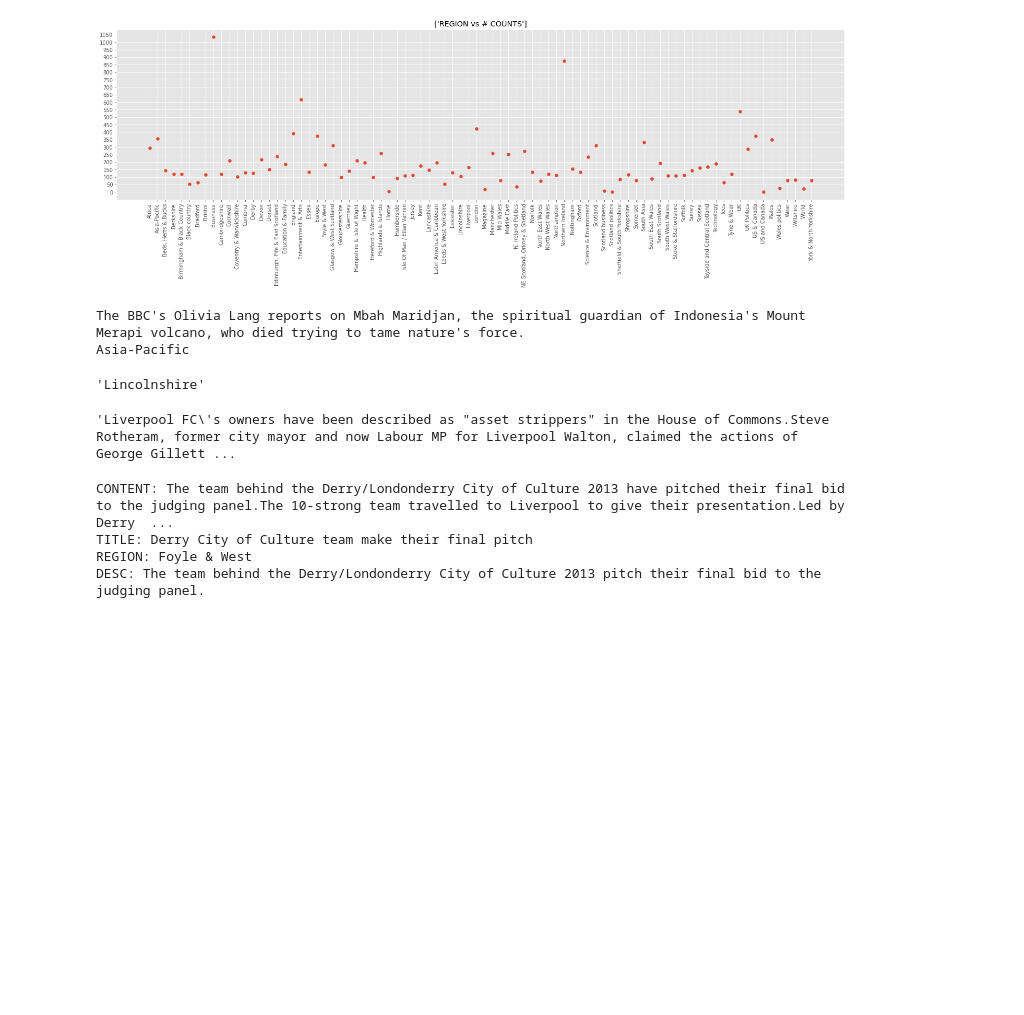
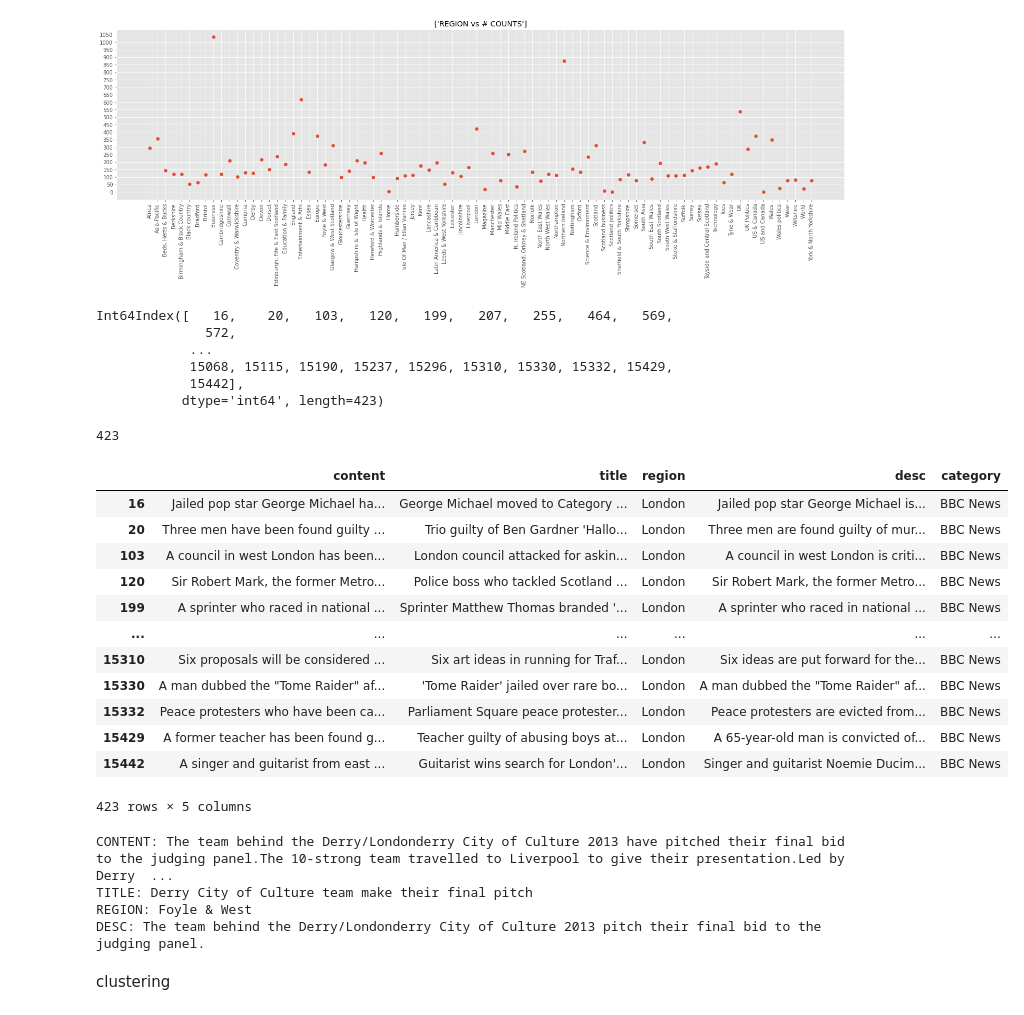
Before and after one commit to malinphy/e_repo, a Jupyter notebook: bbc_data_EDA.ipynb, the cells around one changed output. Drawn from its saved outputs; the diff is of its cells as text; code cells hidden in the pictures; blank space fills up the shorter version.

```diff
--- a/bbc_data_EDA.ipynb
+++ b/bbc_data_EDA.ipynb
@@ -203,18 +203,34 @@ plt.yticks(np.arange(0, 1100, 50));
 plt.title(['REGION vs # COUNTS']);
 # %% [output]
 [figure]
-# %%
-var1 = 5
-print(df_clean['desc'][var1])
-print(df_clean['region'][var1])
-# %% [output]
-The BBC's Olivia Lang reports on Mbah Maridjan, the spiritual guardian of Indonesia's Mount Merapi volcano, who died trying to tame nature's force.
-Asia-Pacific
-# %%
-df_clean['region'][2]
-# %% [output]
-'Lincolnshire'
-# %%
-df_clean['content'][6833]
-# %% [output]
-'Liverpool FC\'s owners have been described as "asset strippers" in the House of Commons.Steve Rotheram, former city mayor and now Labour MP for Liverpool Walton, claimed the actions of George Gillett ...
+# %%
+region_name = 'London'
+x = df_clean[df_clean['region']==region_name]
+x.index
+# %% [output]
+Int64Index([   16,    20,   103,   120,   199,   207,   255,   464,   569,
+              572,
+            ...
+            15068, 15115, 15190, 15237, 15296, 15310, 15330, 15332, 15429,
+            15442],
+           dtype='int64', length=423)
+# %%
+len(x)
+# %% [output]
+423
+# %%
+df_clean.iloc[x.index]
+# %% [output]
+|  | content | title | region | desc | category |
+| 16 | Jailed pop star George Michael ha... | George Michael moved to Category ... | London | Jailed pop star George Michael is... | BBC News |
+| 20 | Three men have been found guilty ... | Trio guilty of Ben Gardner 'Hallo... | London | Three men are found guilty of mur... | BBC News |
+| 103 | A council in west London has been... | London council attacked for askin... | London | A council in west London is criti... | BBC News |
+| 120 | Sir Robert Mark, the former Metro... | Police boss who tackled Scotland ... | London | Sir Robert Mark, the former Metro... | BBC News |
+| 199 | A sprinter who raced in national ... | Sprinter Matthew Thomas branded '... | London | A sprinter who raced in national ... | BBC News |
+| ... | ... | ... | ... | ... | ... |
+| 15310 | Six proposals will be considered ... | Six art ideas in running for Traf... | London | Six ideas are put forward for the... | BBC News |
+| 15330 | A man dubbed the "Tome Raider" af... | 'Tome Raider' jailed over rare bo... | London | A man dubbed the "Tome Raider" af... | BBC News |
+| 15332 | Peace protesters who have been ca... | Parliament Square peace protester... | London | Peace protesters are evicted from... | BBC News |
+| 15429 | A former teacher has been found g... | Teacher guilty of abusing boys at... | London | A 65-year-old man is convicted of... | BBC News |
+| 15442 | A singer and guitarist from east ... | Guitarist wins search for London'... | London | Singer and guitarist Noemie Ducim... | BBC News |
+423 rows × 5 columns
@@ -233,0 +263,2 @@ DESC: The team behind the Derry/Londonderry City of Culture 2013 pitch their fin
+# %% [markdown]
+clustering
```
Also changed, not shown: parts of 18 cells of this notebook.
